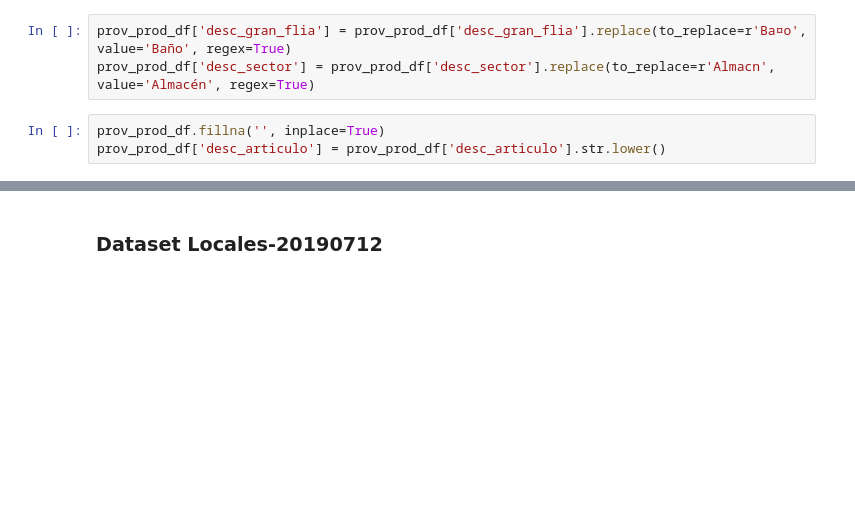
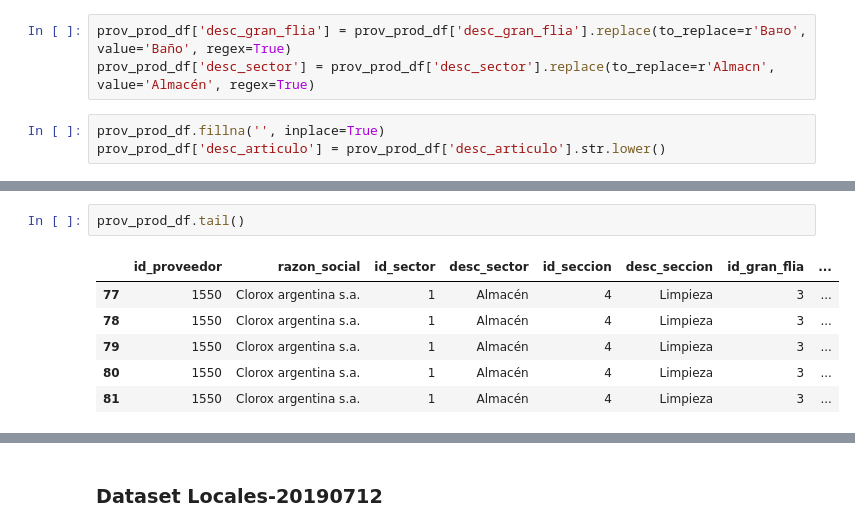
Before and after one commit to ErikaMelt/deodorants-project, a Jupyter notebook: data_cleaning.ipynb, the cells around one changed output, grey strips where cells are left out. Cells and saved outputs as stored; diff of their text form; blank space fills up the shorter version.

```diff
--- a/data_cleaning.ipynb
+++ b/data_cleaning.ipynb
@@ -203,3 +260,12 @@ prov_prod_df.head()
 | 2 | 252 | Reckitt Benckiser Argentina S.A. | 1 | Almacén | 4 | Limpieza | 3 | ... |
 | 3 | 252 | Reckitt Benckiser Argentina S.A. | 1 | Almacén | 4 | Limpieza | 3 | ... |
 | 4 | 252 | Reckitt Benckiser Argentina S.A. | 1 | Almacén | 4 | Limpieza | 3 | ... |
+# %%
+prov_prod_df.tail()
+# %% [output]
+|  | id_proveedor | razon_social | id_sector | desc_sector | id_seccion | desc_seccion | id_gran_flia | ... |
+| 77 | 1550 | Clorox argentina s.a. | 1 | Almacén | 4 | Limpieza | 3 | ... |
+| 78 | 1550 | Clorox argentina s.a. | 1 | Almacén | 4 | Limpieza | 3 | ... |
+| 79 | 1550 | Clorox argentina s.a. | 1 | Almacén | 4 | Limpieza | 3 | ... |
+| 80 | 1550 | Clorox argentina s.a. | 1 | Almacén | 4 | Limpieza | 3 | ... |
+| 81 | 1550 | Clorox argentina s.a. | 1 | Almacén | 4 | Limpieza | 3 | ... |
```
Also changed, not shown: parts of 12 cells of this notebook.
